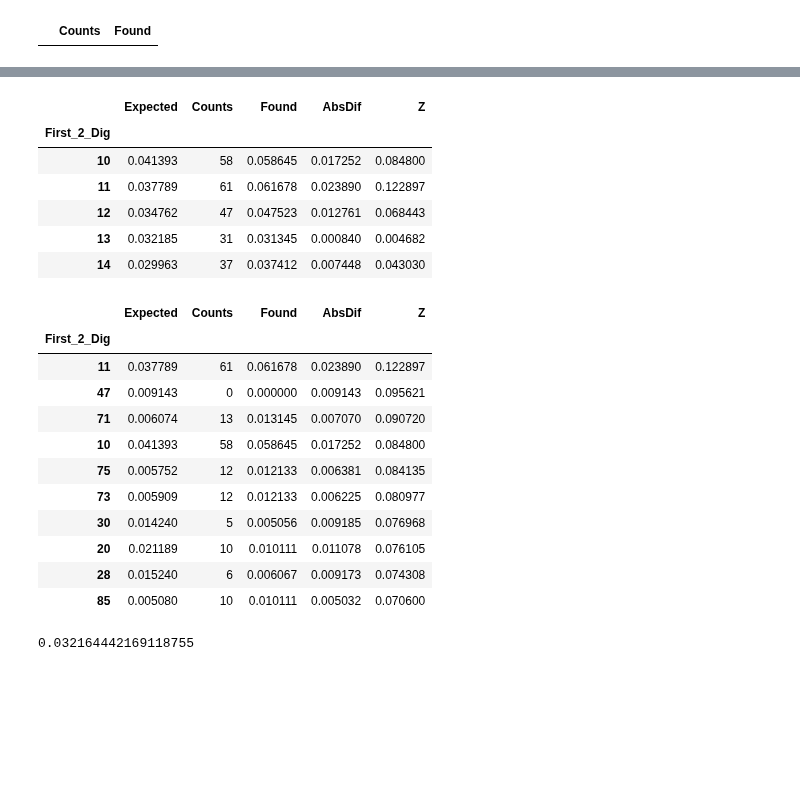
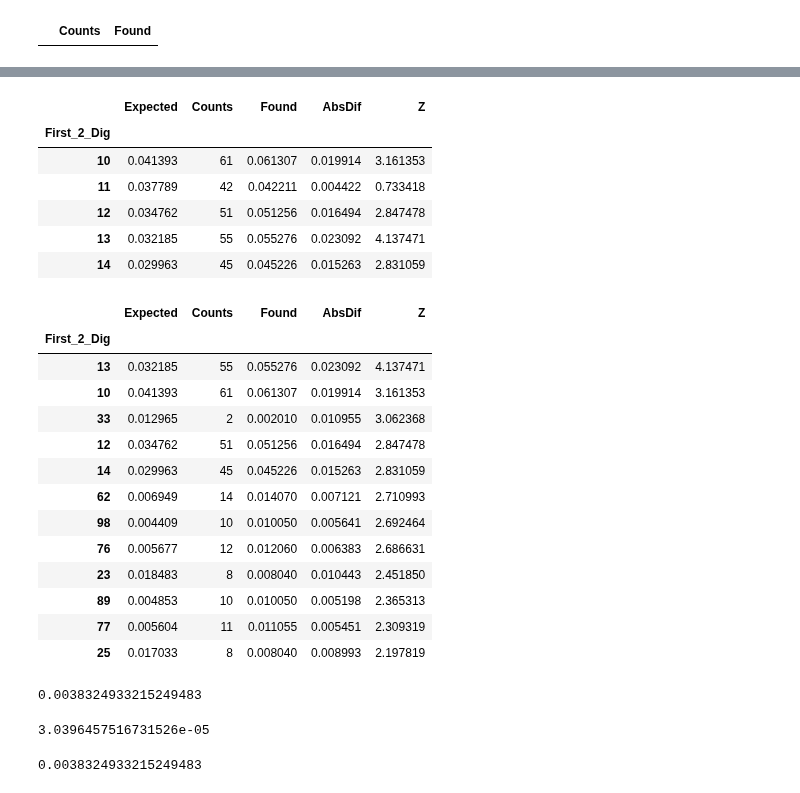
Before and after one commit to milcent/benford_py, a Jupyter notebook: Benford.ipynb, the cells around one changed output, grey strips where cells are left out. Cells and saved outputs as stored; diff of their text form; code cells hidden in the pictures; blank space fills up the shorter version.

```diff
--- a/Benford.ipynb
+++ b/Benford.ipynb
@@ -493,32 +524,39 @@ df2[30:40]
 # %%
 df2['Z'] = (df2.AbsDif - (1/2*len(r)))/(np.sqrt(df2.Expected*\
-                                                (1-df2.Expected/len(r))))
+                                                (1-df2.Expected)/len(r)))
 df2.head()
 # %% [output]
 |  | Expected | Counts | Found | AbsDif | Z |
 | First_2_Dig |  |  |  |  |  |
-| 10 | 0.041393 | 58 | 0.058645 | 0.017252 | 0.084800 |
-| 11 | 0.037789 | 61 | 0.061678 | 0.023890 | 0.122897 |
-| 12 | 0.034762 | 47 | 0.047523 | 0.012761 | 0.068443 |
-| 13 | 0.032185 | 31 | 0.031345 | 0.000840 | 0.004682 |
-| 14 | 0.029963 | 37 | 0.037412 | 0.007448 | 0.043030 |
+| 10 | 0.041393 | 61 | 0.061307 | 0.019914 | 3.161353 |
+| 11 | 0.037789 | 42 | 0.042211 | 0.004422 | 0.733418 |
+| 12 | 0.034762 | 51 | 0.051256 | 0.016494 | 2.847478 |
+| 13 | 0.032185 | 55 | 0.055276 | 0.023092 | 4.137471 |
+| 14 | 0.029963 | 45 | 0.045226 | 0.015263 | 2.831059 |
 # %%
-df2.sort('Z',ascending=False).head(10)
+df2.sort('Z',ascending=False)[df2.Z > 1.99]
 # %% [output]
 |  | Expected | Counts | Found | AbsDif | Z |
 | First_2_Dig |  |  |  |  |  |
-| 11 | 0.037789 | 61 | 0.061678 | 0.023890 | 0.122897 |
-| 47 | 0.009143 | 0 | 0.000000 | 0.009143 | 0.095621 |
-| 71 | 0.006074 | 13 | 0.013145 | 0.007070 | 0.090720 |
-| 10 | 0.041393 | 58 | 0.058645 | 0.017252 | 0.084800 |
-| 75 | 0.005752 | 12 | 0.012133 | 0.006381 | 0.084135 |
-| 73 | 0.005909 | 12 | 0.012133 | 0.006225 | 0.080977 |
-| 30 | 0.014240 | 5 | 0.005056 | 0.009185 | 0.076968 |
-| 20 | 0.021189 | 10 | 0.010111 | 0.011078 | 0.076105 |
-| 28 | 0.015240 | 6 | 0.006067 | 0.009173 | 0.074308 |
-| 85 | 0.005080 | 10 | 0.010111 | 0.005032 | 0.070600 |
+| 13 | 0.032185 | 55 | 0.055276 | 0.023092 | 4.137471 |
+| 10 | 0.041393 | 61 | 0.061307 | 0.019914 | 3.161353 |
+| 33 | 0.012965 | 2 | 0.002010 | 0.010955 | 3.062368 |
+| 12 | 0.034762 | 51 | 0.051256 | 0.016494 | 2.847478 |
+| 14 | 0.029963 | 45 | 0.045226 | 0.015263 | 2.831059 |
+| 62 | 0.006949 | 14 | 0.014070 | 0.007121 | 2.710993 |
+| 98 | 0.004409 | 10 | 0.010050 | 0.005641 | 2.692464 |
+| 76 | 0.005677 | 12 | 0.012060 | 0.006383 | 2.686631 |
+| 23 | 0.018483 | 8 | 0.008040 | 0.010443 | 2.451850 |
+| 89 | 0.004853 | 10 | 0.010050 | 0.005198 | 2.365313 |
+| 77 | 0.005604 | 11 | 0.011055 | 0.005451 | 2.309319 |
+| 25 | 0.017033 | 8 | 0.008040 | 0.008993 | 2.197819 |
 # %%
-mad = df2.Z.mean()
+mad = df2.AbsDif.mean()
 mad
 # %% [output]
-0.032164442169118755
+0.0038324933215249483
+# %%
+q = (df2.AbsDif**2)
+q.mean()
+# %% [output]
+3.0396457516731526e-05
@@ -524,0 +570,6 @@ mad
+# %%
+df3 = df2[['Expected','Counts','Found']]
+MAD = __MAD__(df3)
+MAD
+# %% [output]
+0.0038324933215249483
```
Also changed, not shown: parts of 30 cells of this notebook, 1 other file.
